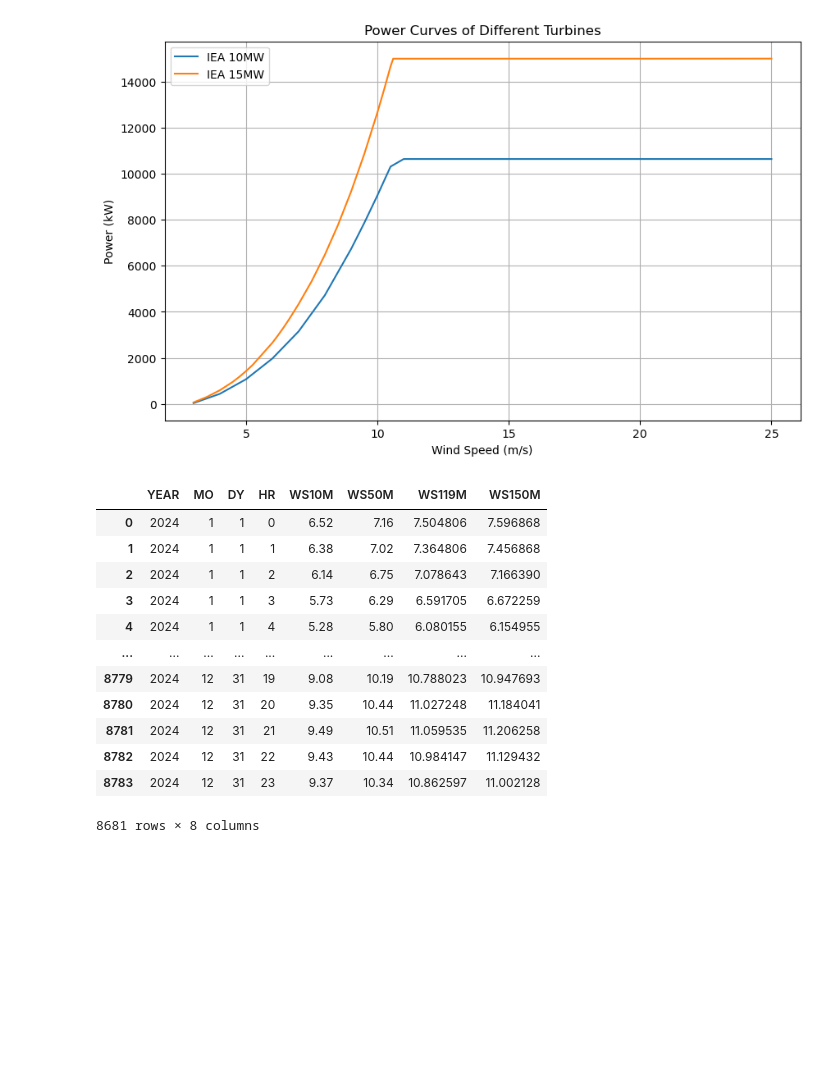
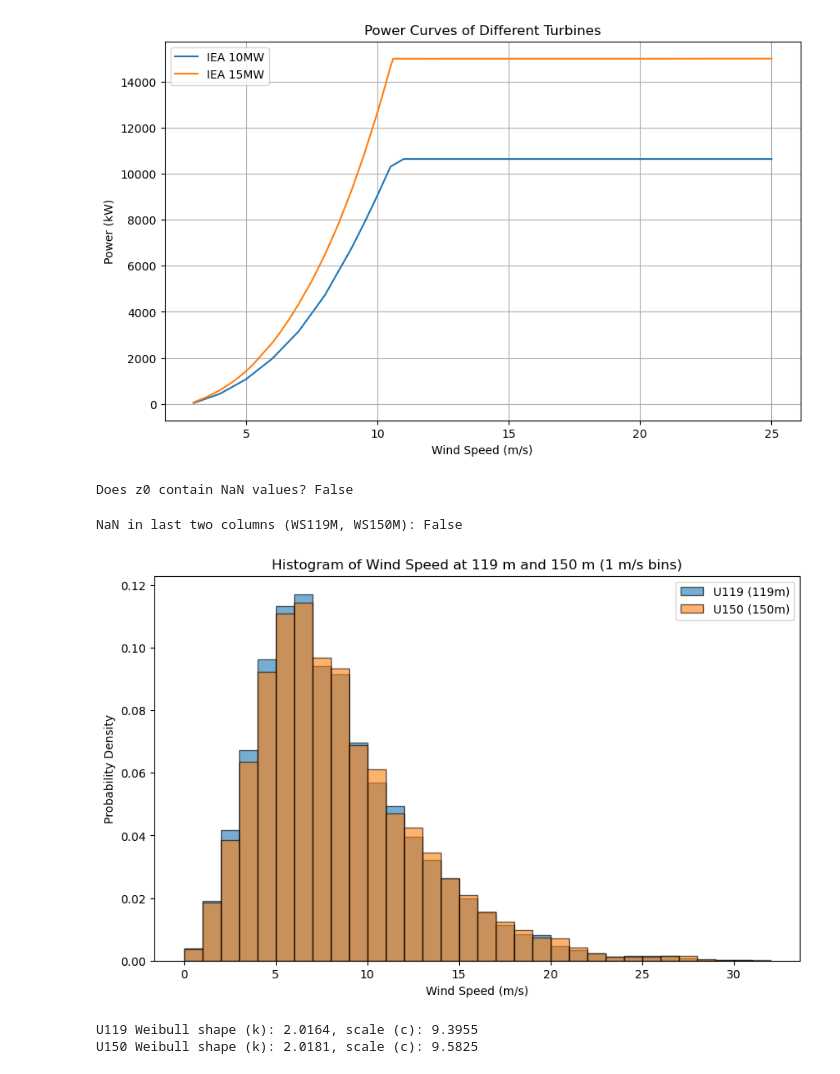
Before and after one commit to Aqdas-M/Offshore-Renewable-Technologies, a Jupyter notebook: Assignment 1/Assignment 1 Code.ipynb, the cells around one changed output. Drawn from its saved outputs; the diff is of its cells as text; code cells hidden in the pictures; blank space fills up the shorter version.

```diff
--- a/Assignment 1/Assignment 1 Code.ipynb
+++ b/Assignment 1/Assignment 1 Code.ipynb
@@ -242,17 +232,12 @@ wind_speed['WS150M'] = U150
+# %%
+has_nan_z0 = np.isnan(z0).any()
+print(f"Does z0 contain NaN values? {has_nan_z0}")
+# %% [output]
+Does z0 contain NaN values? False
 # %%
-wind_speed
+# Check for NaN values in the last two columns of wind_speed
+nan_in_last_two = wind_speed.iloc[:, -2:].isna().any().any()
+print(f"NaN in last two columns (WS119M, WS150M): {nan_in_last_two}")
 # %% [output]
-|  | YEAR | MO | DY | HR | WS10M | WS50M | WS119M | WS150M |
-| 0 | 2024 | 1 | 1 | 0 | 6.52 | 7.16 | 7.504806 | 7.596868 |
-| 1 | 2024 | 1 | 1 | 1 | 6.38 | 7.02 | 7.364806 | 7.456868 |
-| 2 | 2024 | 1 | 1 | 2 | 6.14 | 6.75 | 7.078643 | 7.166390 |
-| 3 | 2024 | 1 | 1 | 3 | 5.73 | 6.29 | 6.591705 | 6.672259 |
-| 4 | 2024 | 1 | 1 | 4 | 5.28 | 5.80 | 6.080155 | 6.154955 |
-| ... | ... | ... | ... | ... | ... | ... | ... | ... |
-| 8779 | 2024 | 12 | 31 | 19 | 9.08 | 10.19 | 10.788023 | 10.947693 |
-| 8780 | 2024 | 12 | 31 | 20 | 9.35 | 10.44 | 11.027248 | 11.184041 |
-| 8781 | 2024 | 12 | 31 | 21 | 9.49 | 10.51 | 11.059535 | 11.206258 |
-| 8782 | 2024 | 12 | 31 | 22 | 9.43 | 10.44 | 10.984147 | 11.129432 |
-| 8783 | 2024 | 12 | 31 | 23 | 9.37 | 10.34 | 10.862597 | 11.002128 |
-8681 rows × 8 columns
+NaN in last two columns (WS119M, WS150M): False
 # %%
@@ -261,0 +267,24 @@ def power(k,c,U):
+# %%
+from scipy.stats import weibull_min
+
+plt.figure(figsize=(10, 6))
+plt.hist(U119, bins=np.arange(0, U119.max() + 1, 1), edgecolor='black', density=True, alpha=0.6, label='U119 (119m)')
+plt.hist(U150, bins=np.arange(0, U150.max() + 1, 1), edgecolor='black', density=True, alpha=0.6, label='U150 (150m)')
+plt.xlabel('Wind Speed (m/s)')
+plt.ylabel('Probability Density')
+plt.title('Histogram of Wind Speed at 119 m and 150 m (1 m/s bins)')
+plt.legend()
+plt.show()
+# Fit Weibull distribution to U119
+params_119 = weibull_min.fit(U119, floc=0)
+k_119, loc_119, c_119 = params_119
+print(f"U119 Weibull shape (k): {k_119:.4f}, scale (c): {c_119:.4f}")
+
+# Fit Weibull distribution to U150
+params_150 = weibull_min.fit(U150, floc=0)
+k_150, loc_150, c_150 = params_150
+print(f"U150 Weibull shape (k): {k_150:.4f}, scale (c): {c_150:.4f}")
+# %% [output]
+[figure, added]
+U119 Weibull shape (k): 2.0164, scale (c): 9.3955
+U150 Weibull shape (k): 2.0181, scale (c): 9.5825
```
Also changed, not shown: parts of 6 cells of this notebook.
